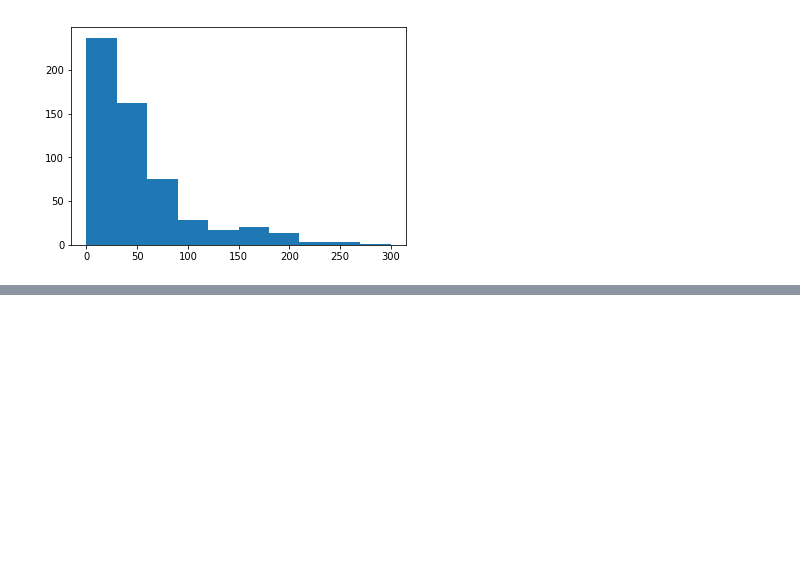
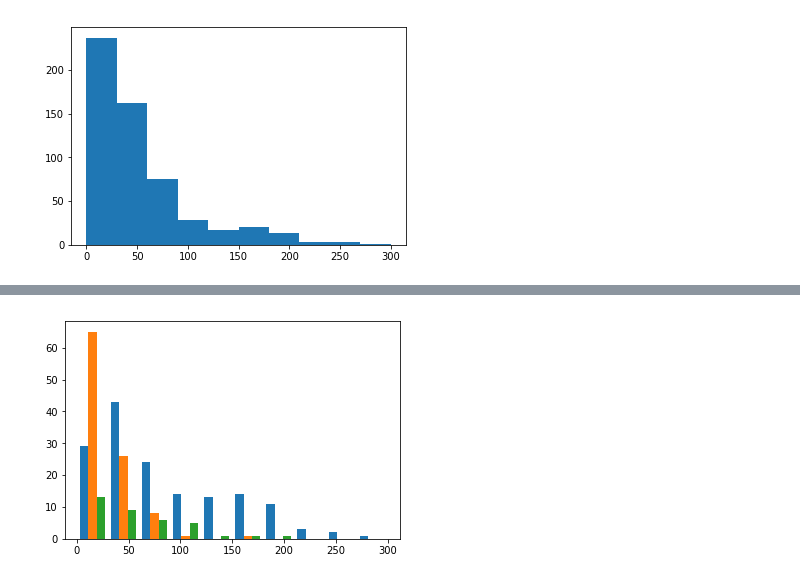
Before and after one commit to tedyeung/Python-, a Jupyter notebook: data_vizualization/Advance_Vizualization.ipynb, the cells around one changed output, grey strips where cells are left out. Saved outputs shown, nothing was run; the diff lists cells and outputs as text; code cells hidden in the pictures; blank space fills up the shorter version.

```diff
--- a/data_vizualization/Advance_Vizualization.ipynb
+++ b/data_vizualization/Advance_Vizualization.ipynb
@@ -145,0 +147,8 @@ plt.show()
+# %%
+# making a list of items
+plt.hist([movies[movies.Genre == 'Action'].BudgetMillions,\
+          movies[movies.Genre == 'Drama'].BudgetMillions,\
+          movies[movies.Genre == 'Thriller'].BudgetMillions])
+plt.show()
+# %% [output]
+[figure, added]
```
Also changed, not shown: parts of 2 cells of this notebook.
